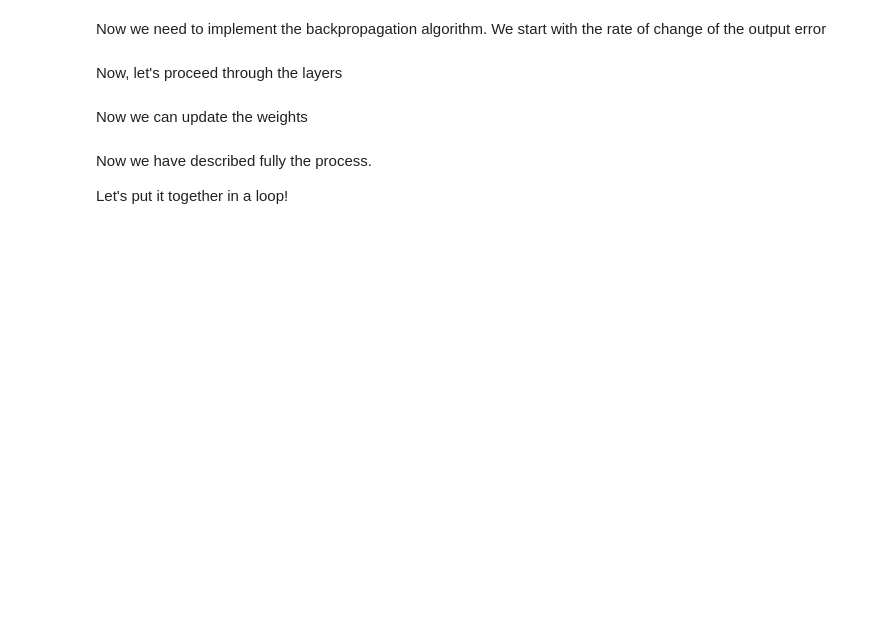
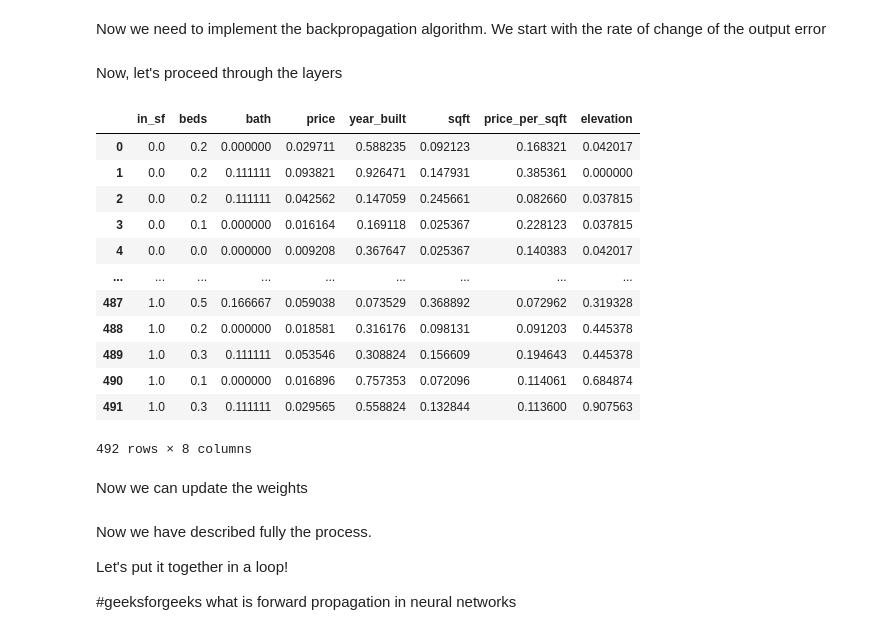
Before and after one commit to joseferbis-cell/PLs-ADFM, a Jupyter notebook: practice_1_neural_network_from_scratch.ipynb, the cells around one changed output. Cells and saved outputs as stored; diff of their text form; code cells hidden in the pictures; blank space fills up the shorter version.

```diff
--- a/practice_1_neural_network_from_scratch.ipynb
+++ b/practice_1_neural_network_from_scratch.ipynb
@@ -370,3 +413,20 @@ error =
 # %% [markdown]
 Now, let's proceed through the layers
+# %%
+np.mean(data.beds)
+data.beds
+# %% [output]
+|  | in_sf | beds | bath | price | year_built | sqft | price_per_sqft | elevation |
+| 0 | 0.0 | 0.2 | 0.000000 | 0.029711 | 0.588235 | 0.092123 | 0.168321 | 0.042017 |
+| 1 | 0.0 | 0.2 | 0.111111 | 0.093821 | 0.926471 | 0.147931 | 0.385361 | 0.000000 |
+| 2 | 0.0 | 0.2 | 0.111111 | 0.042562 | 0.147059 | 0.245661 | 0.082660 | 0.037815 |
+| 3 | 0.0 | 0.1 | 0.000000 | 0.016164 | 0.169118 | 0.025367 | 0.228123 | 0.037815 |
+| 4 | 0.0 | 0.0 | 0.000000 | 0.009208 | 0.367647 | 0.025367 | 0.140383 | 0.042017 |
+| ... | ... | ... | ... | ... | ... | ... | ... | ... |
+| 487 | 1.0 | 0.5 | 0.166667 | 0.059038 | 0.073529 | 0.368892 | 0.072962 | 0.319328 |
+| 488 | 1.0 | 0.2 | 0.000000 | 0.018581 | 0.316176 | 0.098131 | 0.091203 | 0.445378 |
+| 489 | 1.0 | 0.3 | 0.111111 | 0.053546 | 0.308824 | 0.156609 | 0.194643 | 0.445378 |
+| 490 | 1.0 | 0.1 | 0.000000 | 0.016896 | 0.757353 | 0.072096 | 0.114061 | 0.684874 |
+| 491 | 1.0 | 0.3 | 0.111111 | 0.029565 | 0.558824 | 0.132844 | 0.113600 | 0.907563 |
+492 rows × 8 columns
 # %% [markdown]
@@ -375,3 +438,5 @@ Now we can update the weights
 Now we have described fully the process.
 
 Let's put it together in a loop!
+
+#geeksforgeeks what is forward propagation in neural networks
```
Also changed, not shown: parts of 7 cells of this notebook.
